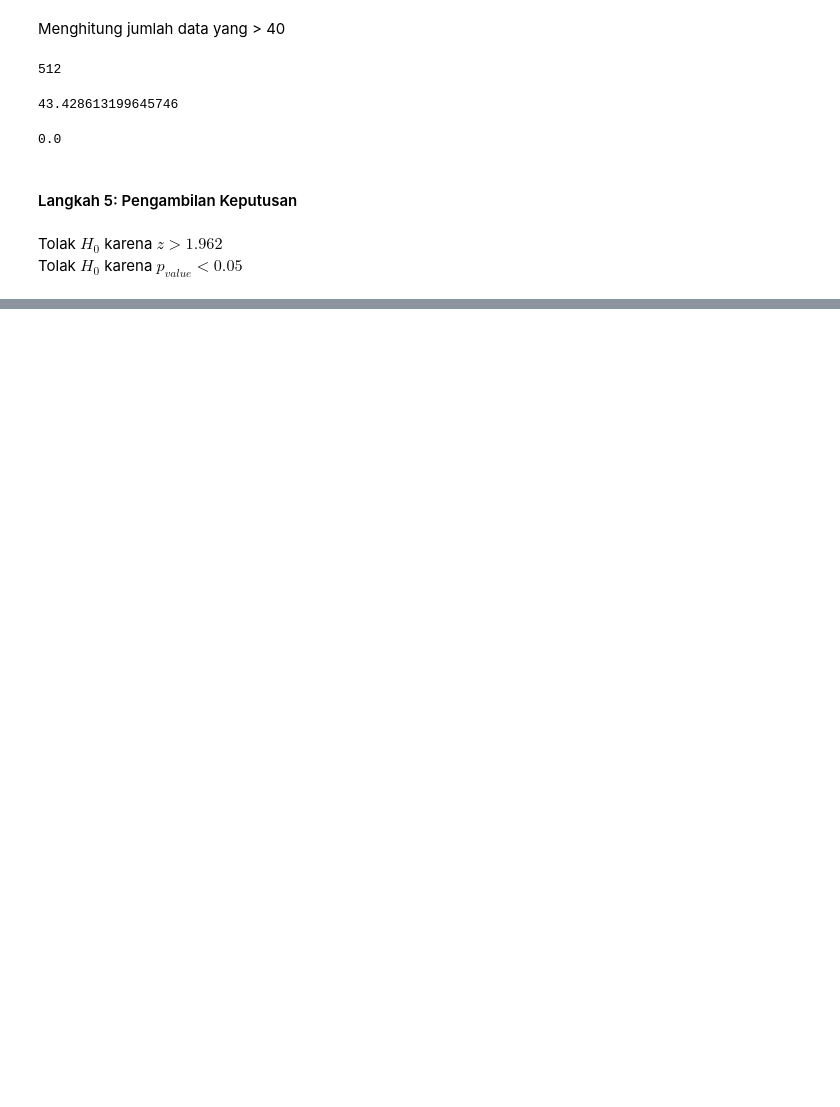
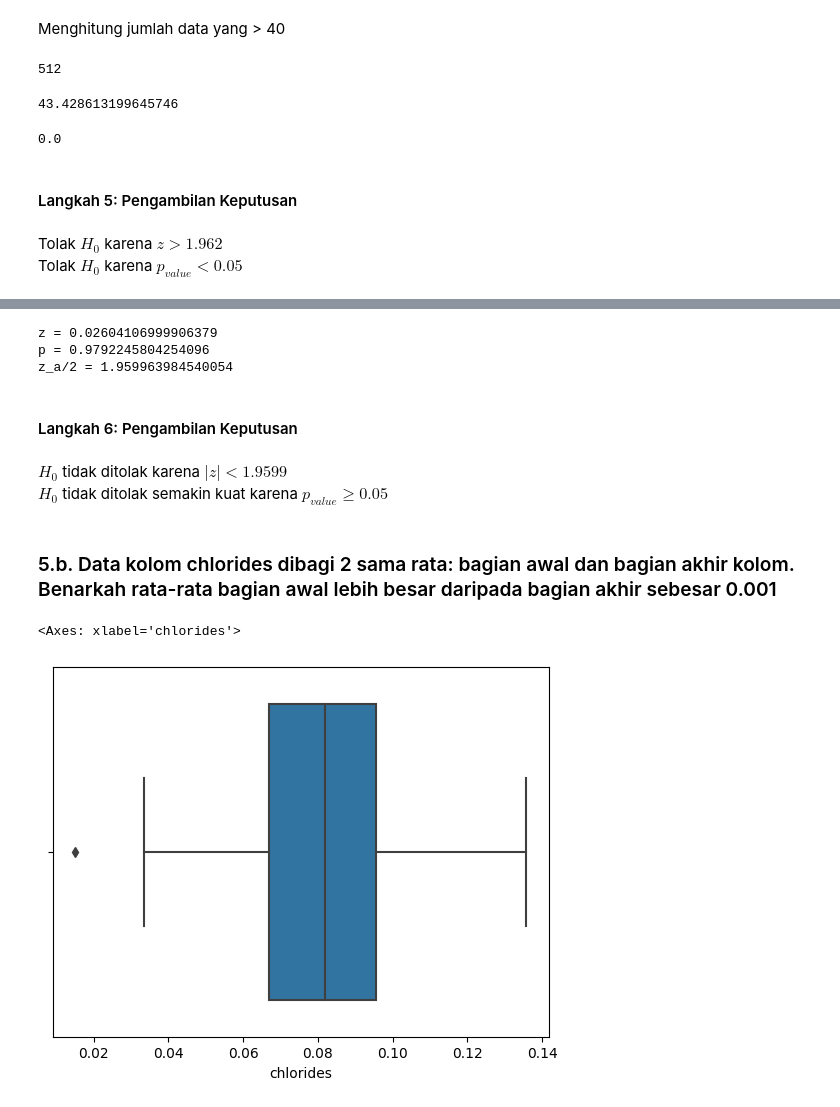
Before and after one commit to mutawalle/hypothesis-test, a Jupyter notebook: Probstat_Tubes.ipynb, the cells around one changed output, grey strips where cells are left out. Cells and saved outputs as stored; diff of their text form; code cells hidden in the pictures; blank space fills up the shorter version.

```diff
--- a/Probstat_Tubes.ipynb
+++ b/Probstat_Tubes.ipynb
@@ -624,0 +672,36 @@ Tolak $H_0$ karena $p_{value} < 0.05$
+# %%
+x1bar = dataAwal.mean()
+x2bar = dataAkhir.mean()
+sigma1 = dataAwal.std()
+sigma2 = dataAkhir.std()
+n1 = dataAwal.count()
+n2 = dataAkhir.count()
+
+z = ((x1bar-x2bar)-0)/np.sqrt(sigma1**2/n1+sigma2**2/n2)
+
+pVal = 2*(1-norm.cdf(z))
+
+zaper2 = norm.ppf(1-0.05/2)
+print(f"z = {z}")
+print(f"p = {pVal}")
+print(f"z_a/2 = {zaper2}")
+# %% [output]
+z = 0.02604106999906379
+p = 0.9792245804254096
+z_a/2 = 1.959963984540054
+# %% [markdown]
+#### Langkah 6: Pengambilan Keputusan
+# %% [markdown]
+$H_0$ tidak ditolak karena $ |z| < 1.9599 $ <br>
+$H_0$ tidak ditolak semakin kuat karena $p_{value} \ge 0.05$
+# %% [markdown]
+### 5.b. Data kolom chlorides dibagi 2 sama rata: bagian awal dan bagian akhir kolom. Benarkah rata-rata bagian awal lebih besar daripada bagian akhir sebesar 0.001
+# %%
+dataAwal = df["chlorides"].iloc[:df["chlorides"].size//2]
+dataAkhir = df["chlorides"].iloc[df["chlorides"].size//2:]
+# %%
+
+sns.boxplot(x = dataAwal)
+# %% [output]
+<Axes: xlabel='chlorides'>
+[figure, added]
```
Also changed, not shown: parts of 81 cells of this notebook.
